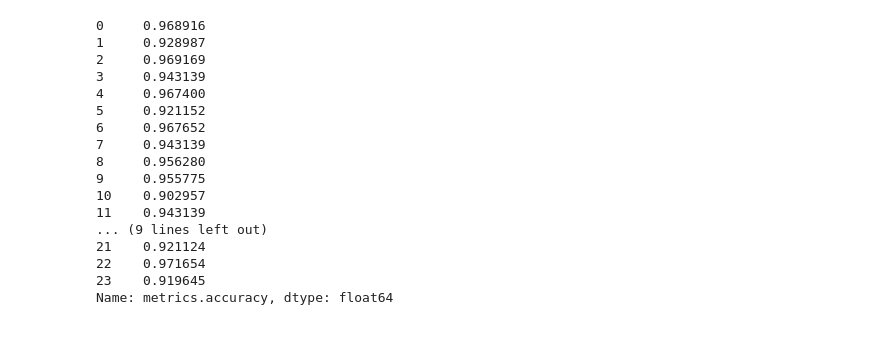
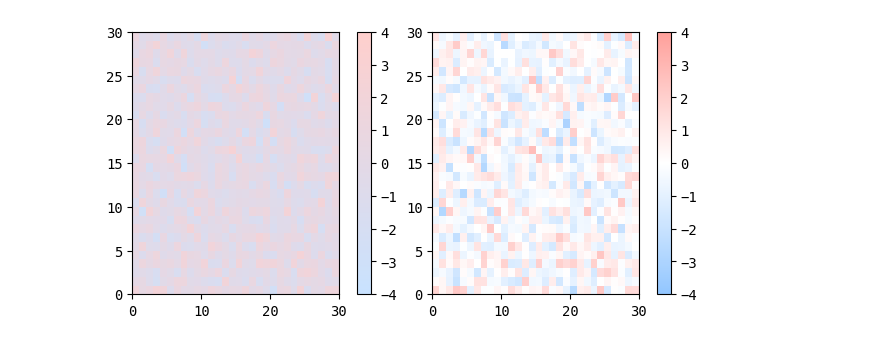
Before and after one commit to nazya/MeritFed, a Jupyter notebook: plot.ipynb, the cells around one changed output. Saved outputs shown, nothing was run; the diff lists cells and outputs as text; code cells hidden in the pictures.

```diff
--- a/plot.ipynb
+++ b/plot.ipynb
@@ -13,0 +36,40 @@ import matplotlib.colors as mcolors
+# %%
+colors = list()
+# with plt.style.context("default"):
+with plt.style.context("seaborn-v0_8-pastel"):
+    for i, color in enumerate(plt.rcParams['axes.prop_cycle']):
+        colors.append(color['color'])
+i, j = 1, 0
+i, j = 2, 0
+d = 256
+
+v = np.ones((d, 4))
+for ch in range(3):
+    v[:, ch] = np.linspace(1, matplotlib.colors.to_rgb(colors[i])[ch], d)/2 \
+               + np.linspace(matplotlib.colors.to_rgb(colors[j])[ch], 1, d)/2
+seq_cmap = ListedColormap(v)
+
+d = 128
+v_up = np.ones((d, 4))
+v_bot = np.ones((d, 4))
+for ch in range(3):
+    v_up[:, ch] = np.linspace(matplotlib.colors.to_rgb(colors[j])[ch], 1, d)
+    v_bot[:, ch] = np.linspace(1, matplotlib.colors.to_rgb(colors[i])[ch], d)
+div_cmap = ListedColormap(np.vstack((v_up, v_bot)))
+
+
+def plot_examples(colormaps):
+    np.random.seed(0)
+    data = np.random.randn(30, 30)
+    n = len(colormaps)
+    fig, axs = plt.subplots(1, n, figsize=(n * 2 + 2, 3),
+                            layout='constrained', squeeze=False)
+    for [ax, cmap] in zip(axs.flat, colormaps):
+        psm = ax.pcolormesh(data, cmap=cmap, rasterized=True, vmin=-4, vmax=4)
+        fig.colorbar(psm, ax=ax)
+    plt.show()
+
+
+plot_examples([seq_cmap, div_cmap])
+# %% [output]
+[figure, added]
@@ -30,21 +146,0 @@ runs = mlflow.search_runs(experiment_names=[experiment_name],
-# %%
-runs.dropna()
-runs['metrics.accuracy']
-# %% [output]
-0     0.968916
-1     0.928987
-2     0.969169
-3     0.943139
-4     0.967400
-5     0.921152
-6     0.967652
-7     0.943139
-8     0.956280
-9     0.955775
-10    0.902957
-11    0.943139
-... (9 lines left out)
-21    0.921124
-22    0.971654
-23    0.919645
-Name: metrics.accuracy, dtype: float64
```
Also changed, not shown: parts of 19 cells of this notebook, 10 other files.
